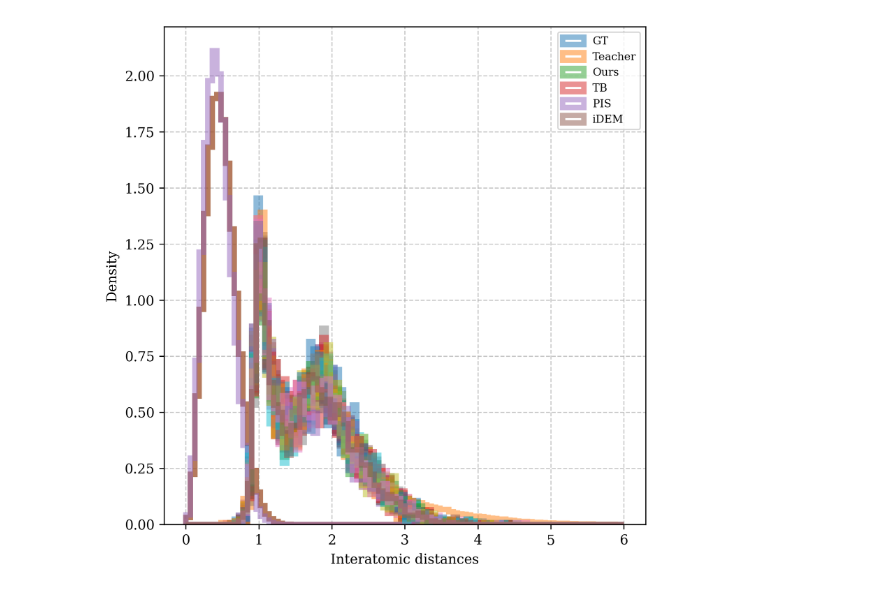
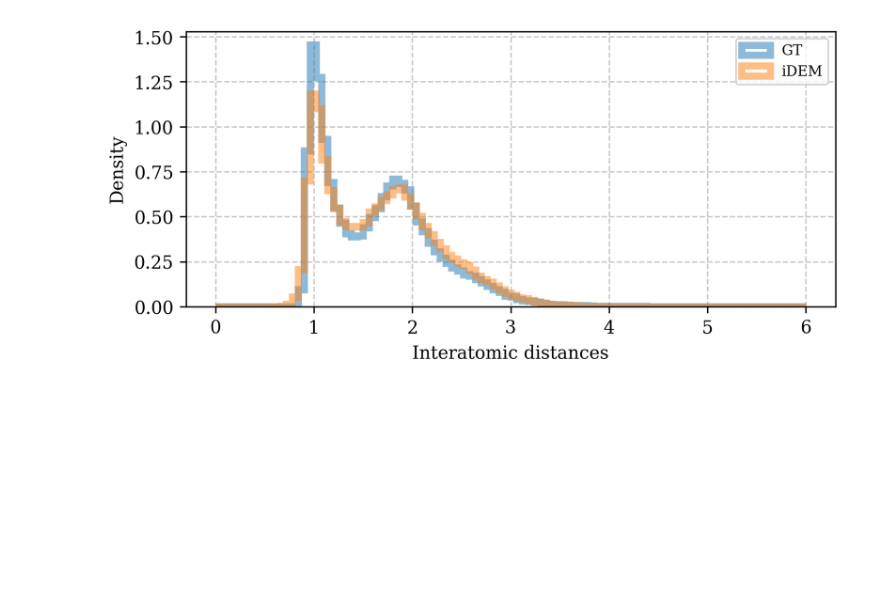
Before and after one commit to minkyu1022/distill_diff_sampler, a Jupyter notebook: notebook/distance.ipynb, the cells around one changed output. Cells and saved outputs as stored; diff of their text form; code cells hidden in the pictures; blank space fills up the shorter version.

Commit message:
change plot code

```diff
--- a/notebook/distance.ipynb
+++ b/notebook/distance.ipynb
@@ -31,7 +31,9 @@ def draw_interatomic_dist_histogram(ax, interatomic_dist, lower, upper, name=Non
     )
 
 def plot_dist(name, dist_dict, lower, upper):
-    fig, ax = plt.subplots(1, 1, figsize=(6, 6))
+    plt.clf()
+    plt.close()
+    fig, ax = plt.subplots(1, 1, figsize=(6, 3))
 
     for method, interatomic_dist in dist_dict.items():
         draw_interatomic_dist_histogram(ax, interatomic_dist, lower, upper, method)
@@ -40,54 +42,55 @@ def plot_dist(name, dist_dict, lower, upper):
     plt.tight_layout()
     plt.savefig(f'../figure/{name}_interatomic_distances.png')
 
 name = 'lj13'
 dist_dict = {
-    'GT': np.load(f'../result/2025-05-05_21:50:37/dist/GT_0.npy'),
-    'Teacher': np.load(f'../result/2025-05-05_21:50:37/dist/Teacher_0.npy'),
-    'Ours': np.load('../result/2025-05-05_21:50:37/dist/Student_0.npy'),
-    # 'TB+Expl+LP': np.load('../result/2025-05-05_21:50:39/dist/Student_0.npy'),
-    # 'TB+Expl+LS+LP': np.load('../result/2025-05-05_21:50:41/dist/Student_0.npy'),
-    # 'TB+Expl+LS': np.load('../result/2025-05-05_21:50:43/dist/Student_0.npy'),
-    # 'TB+LP': np.load('../result/2025-05-05_21:50:45/dist/Student_0.npy'),
-    # 'TB+LS+LP': np.load('../result/2025-05-05_21:50:47/dist/Student_0.npy'),
-    'TB': np.load('../result/2025-05-05_21:50:49/dist/Student_0.npy'),
-    'PIS': np.load('../result/2025-05-05_21:50:51/dist/Student_0.npy'),
-    'iDEM': np.load(f'../result/iDEM_{name}/dist/Student.npy'),
+    'GT': np.load(f'../result/2025-05-06_12:23:44/dist/GT_4000.npy'),
+    # 'Teacher': np.load(f'../result/2025-05-06_12:23:44/dist/Teacher_4000.npy'),
+    # 'Ours': np.load('../result/2025-05-06_12:23:44/dist/Student_4000.npy'),
+    # 'TB': np.load('../result/2025-05-06_12:23:46/dist/Student_4000.npy'),
+    # 'PIS': np.load('../result/2025-05-06_12:23:48/dist/Student_4000.npy'),
+    # 'TB+LS': np.load('../result/2025-05-06_12:23:50/dist/Student_4000.npy'),
+    # 'TB+Expl+LS': np.load('../result/2025-05-06_12:23:52/dist/Student_4000.npy'),
+    'iDEM': np.load(f'../result/iDEM_{name}/dist/Student.npy').reshape(-1),
+    # 'TB+Expl+LP': np.load('../result/2025-05-05_21:50:39/dist/Student_4000.npy'),
+    # 'TB+Expl+LS+LP': np.load('../result/2025-05-05_21:50:41/dist/Student_4000.npy'),
+    # 'TB+LP': np.load('../result/2025-05-05_21:50:45/dist/Student_4000.npy'),
+    # 'TB+LS+LP': np.load('../result/2025-05-05_21:50:47/dist/Student_4000.npy'),
 }
 
 lower = 0
 upper = 6
 
 # name = 'lj55'
 # dist_dict = {
-#     'GT': np.load(f'../result/2025-05-05_21:50:37/dist/GT_0.npy'),
-#     'Teacher': np.load(f'../result/2025-05-05_21:50:37/dist/Teacher_0.npy'),
-#     'Ours': np.load('../result/2025-05-05_21:50:37/dist/Student_0.npy'),
-#     'TB+Expl+LP': np.load('../result/2025-05-05_21:50:39/dist/Student_0.npy'),
-#     'TB+Expl+LS+LP': np.load('../result/2025-05-05_21:50:41/dist/Student_0.npy'),
-#     'TB+Expl+LS': np.load('../result/2025-05-05_21:50:43/dist/Student_0.npy'),
-#     'TB+LP': np.load('../result/2025-05-05_21:50:45/dist/Student_0.npy'),
-#     'TB+LS+LP': np.load('../result/2025-05-05_21:50:47/dist/Student_0.npy'),
-#     'TB': np.load('../result/2025-05-05_21:50:49/dist/Student_0.npy'),
-#     'PIS': np.load('../result/2025-05-05_21:50:51/dist/Student_0.npy'),
-#     'iDEM': np.load(f'../result/iDEM_{name}/dist/Student.npy'),
+#     'GT': np.load(f'../result/2025-05-06_12:23:44/dist/GT_4000.npy'),
+#     # 'Teacher': np.load(f'../result/2025-05-06_12:23:44/dist/Teacher_4000.npy'),
+#     # 'Ours': np.load('../result/2025-05-06_12:23:44/dist/Student_4000.npy'),
+#     # 'TB': np.load('../result/2025-05-06_12:23:46/dist/Student_4000.npy'),
+#     # 'PIS': np.load('../result/2025-05-06_12:23:48/dist/Student_4000.npy'),
+#     # 'TB+LS': np.load('../result/2025-05-06_12:23:50/dist/Student_4000.npy'),
+#     # 'TB+Expl+LS': np.load('../result/2025-05-06_12:23:52/dist/Student_4000.npy'),
+#     'iDEM': np.load(f'../result/iDEM_{name}/dist/Student.npy').reshape(-1),
+#     # 'TB+Expl+LP': np.load('../result/2025-05-05_21:50:39/dist/Student_4000.npy'),
+#     # 'TB+Expl+LS+LP': np.load('../result/2025-05-05_21:50:41/dist/Student_4000.npy'),
+#     # 'TB+LP': np.load('../result/2025-05-05_21:50:45/dist/Student_4000.npy'),
+#     # 'TB+LS+LP': np.load('../result/2025-05-05_21:50:47/dist/Student_4000.npy'),
 # }
 
 # lower = 0
 # upper = 6
 
 # name = 'aldp'
 # dist_dict = {
 #     'GT': np.load(f'../result/2025-05-05_21:50:37/dist/GT_0.npy'),
 #     'Teacher': np.load(f'../result/2025-05-05_21:50:37/dist/Teacher_0.npy'),
 #     'Ours': np.load('../result/2025-05-05_21:50:37/dist/Student_0.npy'),
 #     'MLE': np.load('../result/2025-05-05_21:50:37/dist/Student_0.npy'),
 #     'FAB': np.load(f'../result/FAB_{name}/dist/Student.npy'),
 # }
 
 # lower = 0
 # upper = 2
-
 plot_dist(name, dist_dict, lower, upper)
 # %% [output]
-[figure, old version]
+[figure, new version]
```
Also changed, not shown: 1 other file.
